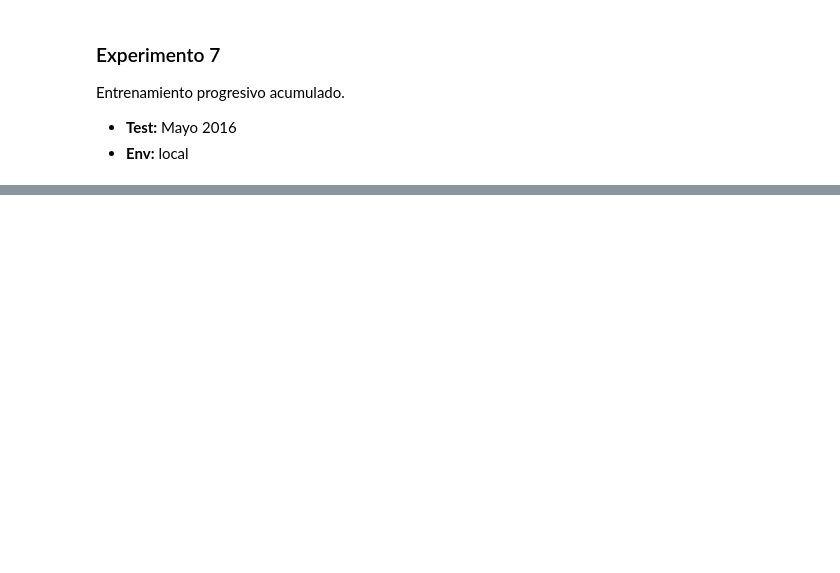
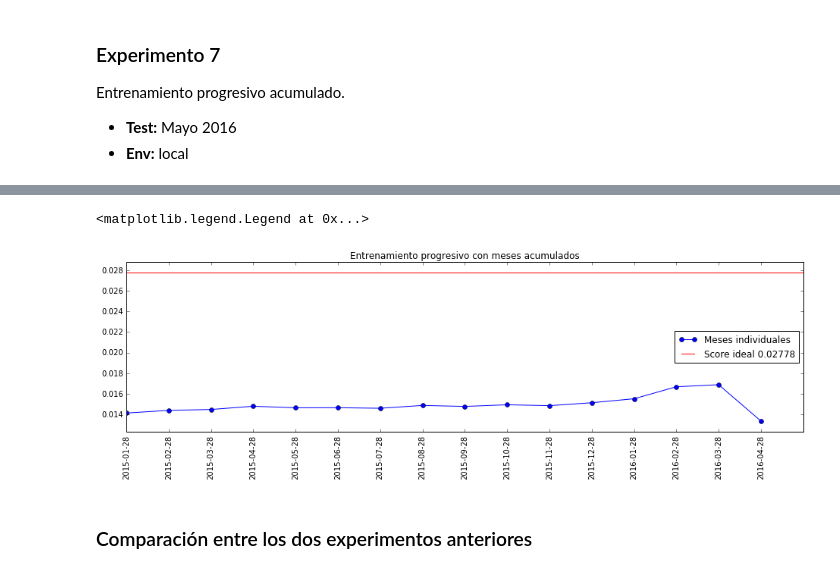
Before and after one commit to sergioml/degree_project, a Jupyter notebook: dont_give_up_2.ipynb, the cells around one changed output, grey strips where cells are left out. Cells and saved outputs as stored; diff of their text form; code cells hidden in the pictures; blank space fills up the shorter version.

```diff
--- a/dont_give_up_2.ipynb
+++ b/dont_give_up_2.ipynb
@@ -187,0 +233,3 @@ for i in range(1, len(dates[:-1])+1):
+# %%
+res_exp7 = pd.read_csv('scripts/results/experiment7.csv')
+res_exp7.head()
@@ -187,0 +243,16 @@ for i in range(1, len(dates[:-1])+1):
+# %%
+scores_exp7 = res_exp7['score'].values
+dates_exp7 = res_exp7['date_end'].values
+# %%
+plt.figure(figsize=(16, 4))
+plt.plot(scores_exp7, '-o')
+plt.axhline(max_score[0], color='r', )
+plt.ylim(scores_exp7.min() - 0.001, max_score[0]+0.001)
+plt.xticks(range(len(dates_exp6)), dates_exp7, rotation=90)
+plt.title('Entrenamiento progresivo con meses acumulados')
+plt.legend(['Meses individuales', 'Score ideal ' + '{:.5f}'.format(max_score[0])], loc=0)
+# %% [output]
+<matplotlib.legend.Legend at 0x...>
+[figure, added]
+# %% [markdown]
+### Comparación entre los dos experimentos anteriores
```
Also changed, not shown: parts of 24 cells of this notebook.
